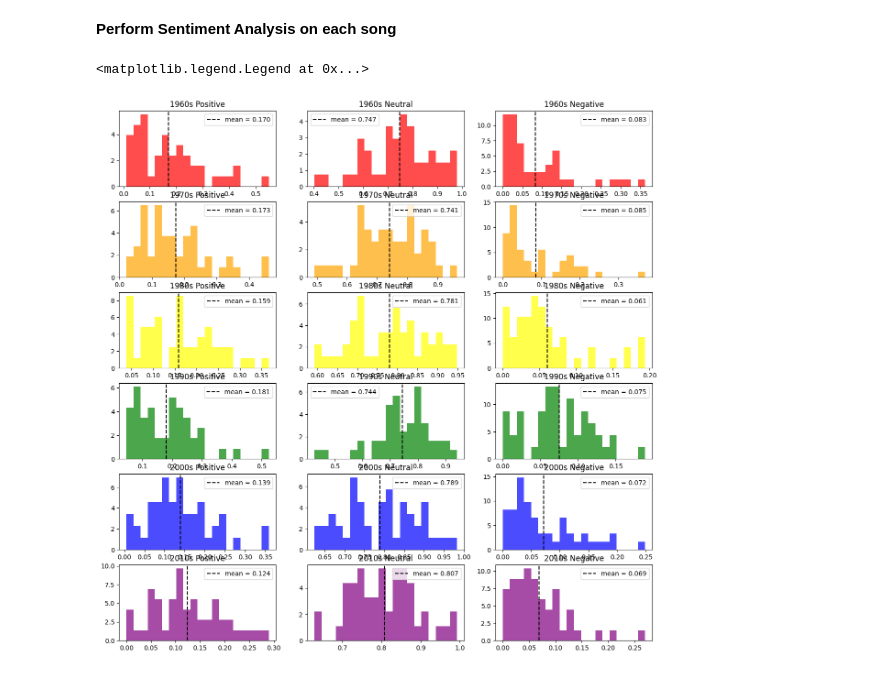
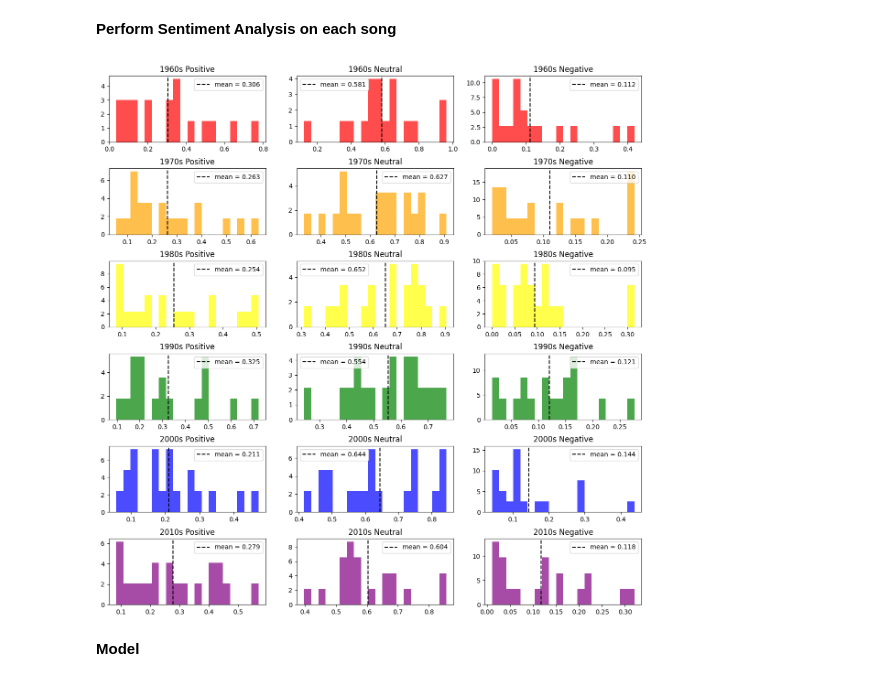
Before and after one commit to ianpompliano/BigDataFinalProject, a Jupyter notebook: finalProject.ipynb, the cells around one changed output. Saved outputs shown, nothing was run; the diff lists cells and outputs as text; code cells hidden in the pictures.

```diff
--- a/finalProject.ipynb
+++ b/finalProject.ipynb
@@ -351,2 +217,9 @@ with open('string2010s.txt', 'r') as file:
+# %%
+df1960s = pd.read_csv('df1960s.csv', index_col=0)
+df1970s = pd.read_csv('df1970s.csv', index_col=0)
+df1980s = pd.read_csv('df1980s.csv', index_col=0)
+df1990s = pd.read_csv('df1990s.csv', index_col=0)
+df2000s = pd.read_csv('df2000s.csv', index_col=0)
+df2010s = pd.read_csv('df2010s.csv', index_col=0)
 # %% [markdown]
 **Generate Word Clouds for each decade**
@@ -398,6 +290,12 @@ plt.axis("off")
 **Perform Sentiment Analysis on each song**
 # %%
 from nltk.sentiment.vader import SentimentIntensityAnalyzer
+
+analyzer = SentimentIntensityAnalyzer()
+
+sentiment1960s = []
+for lyrics in df1960s['Lyrics']:
+    sentiment1960s.append(analyzer.polarity_scores(lyrics))
 
 pos1960s = []
 neg1960s = []
@@ -407,6 +305,10 @@ for sentiment in sentiment1960s:
     neg1960s.append(sentiment["neg"])
     neu1960s.append(sentiment["neu"])
 
+sentiment1970s = []
+for lyrics in df1970s['Lyrics']:
+    sentiment1970s.append(analyzer.polarity_scores(lyrics))
+
 pos1970s = []
 neg1970s = []
 neu1970s = []
@@ -414,6 +316,10 @@ for sentiment in sentiment1970s:
     pos1970s.append(sentiment["pos"])
     neg1970s.append(sentiment["neg"])
     neu1970s.append(sentiment["neu"])
+
+sentiment1980s = []
+for lyrics in df1980s['Lyrics']:
+    sentiment1980s.append(analyzer.polarity_scores(lyrics))
 
 pos1980s = []
 neg1980s = []
@@ -423,6 +329,10 @@ for sentiment in sentiment1980s:
     neg1980s.append(sentiment["neg"])
     neu1980s.append(sentiment["neu"])
 
+sentiment1990s = []
+for lyrics in df1990s['Lyrics']:
+    sentiment1990s.append(analyzer.polarity_scores(lyrics))
+
 pos1990s = []
 neg1990s = []
 neu1990s = []
@@ -430,6 +340,10 @@ for sentiment in sentiment1990s:
     pos1990s.append(sentiment["pos"])
     neg1990s.append(sentiment["neg"])
     neu1990s.append(sentiment["neu"])
+
+sentiment2000s = []
+for lyrics in df2000s['Lyrics']:
+    sentiment2000s.append(analyzer.polarity_scores(lyrics))
 
 pos2000s = []
 neg2000s = []
@@ -439,6 +353,10 @@ for sentiment in sentiment2000s:
     neg2000s.append(sentiment["neg"])
     neu2000s.append(sentiment["neu"])
 
+sentiment2010s = []
+for lyrics in df2010s['Lyrics']:
+    sentiment2010s.append(analyzer.polarity_scores(lyrics))
+
 pos2010s = []
 neg2010s = []
 neu2010s = []
@@ -530,32 +448,35 @@ axs[4,0].legend()
 axs[4,1].hist(neu2000s, bins=20, color='blue', alpha=0.7, density=True)
 axs[4,1].set_title('2000s Neutral')
 mean14 = sum(neu2000s)/len(neu2000s)
 axs[4,1].axvline(mean14,0,12, color='black', linestyle='--', label=f"mean = {mean14:.3f}")
 axs[4,1].legend()
 
 axs[4,2].hist(neg2000s, bins=20, color='blue', alpha=0.7, density=True)
 axs[4,2].set_title('2000s Negative')
 mean15 = sum(neg2000s)/len(neg2000s)
 axs[4,2].axvline(mean15,0,12, color='black', linestyle='--', label=f"mean = {mean15:.3f}")
 axs[4,2].legend()
 
 axs[5,0].hist(pos2010s, bins=20, color='purple', alpha=0.7, density=True)
 axs[5,0].set_title('2010s Positive')
 mean16 = sum(pos2010s)/len(pos2010s)
 axs[5,0].axvline(mean16,0,12, color='black', linestyle='--', label=f"mean = {mean16:.3f}")
 axs[5,0].legend()
 
 axs[5,1].hist(neu2010s, bins=20, color='purple', alpha=0.7, density=True)
 axs[5,1].set_title('2010s Neutral')
 mean17 = sum(neu2010s)/len(neu2010s)
 axs[5,1].axvline(mean17,0,12, color='black', linestyle='--', label=f"mean = {mean17:.3f}")
 axs[5,1].legend()
 
 axs[5,2].hist(neg2010s, bins=20, color='purple', alpha=0.7, density=True)
 axs[5,2].set_title('2010s Negative')
 mean18 = sum(neg2010s)/len(neg2010s)
 axs[5,2].axvline(mean18,0,12, color='black', linestyle='--', label=f"mean = {mean18:.3f}")
 axs[5,2].legend()
+
+plt.subplots_adjust(hspace=0.4)
 # %% [output]
-<matplotlib.legend.Legend at 0x...>
-[figure, old version]
+[figure, new version]
+# %% [markdown]
+**Model**
```
Also changed, not shown: parts of 11 cells of this notebook.
